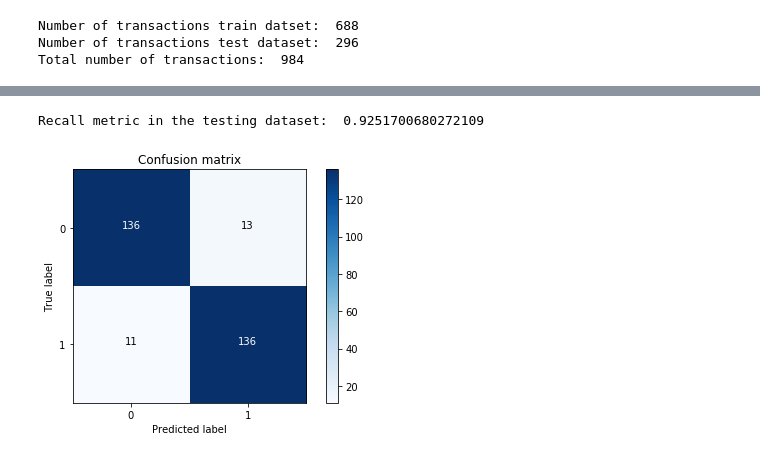
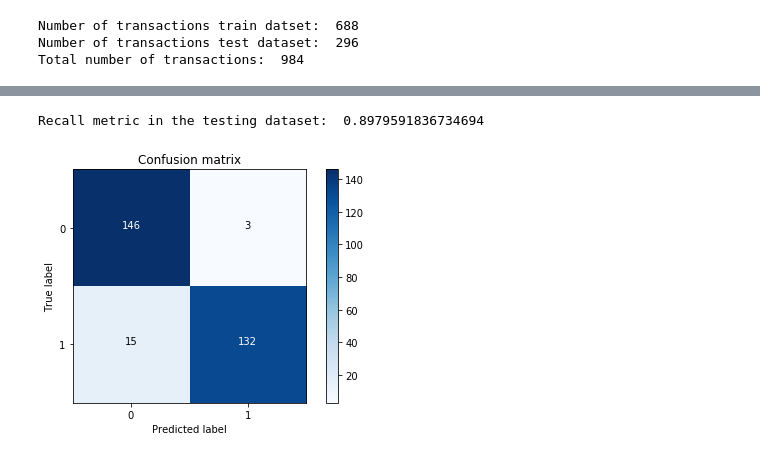
Before and after one commit to Jiachen-Mao/data-competition, a Jupyter notebook: credit-fraud-detector-II.ipynb, the cells around one changed output, grey strips where cells are left out. Saved outputs shown, nothing was run; the diff lists cells and outputs as text; code cells hidden in the pictures.

```diff
--- a/credit-fraud-detector-II.ipynb
+++ b/credit-fraud-detector-II.ipynb
@@ -149,7 +149,7 @@ from sklearn.metrics import confusion_matrix, precision_recall_curve, auc, roc_a
 def print_Kfold_scores(x_train_data, y_train_data):
     fold = KFold(5, shuffle = False)
 
-    c_param_range = [0.01, 0.1, 1, 10, 100]
+    c_param_range = [0.1, 0.2, 0.3, 0.4, 0.5, 0.6, 0.7, 0.8, 0.9]
 
     results_table = pd.DataFrame(index = range(len(c_param_range), 2), columns = ['C_parameter', 'Mean_recall_score'])
     results_table['C_parameter'] = c_param_range
@@ -164,7 +164,7 @@ def print_Kfold_scores(x_train_data, y_train_data):
         recall_accs = []
 
         for iteration, indices in enumerate(fold.split(x_train_data)):
-            lr = LogisticRegression(C = c_param, penalty = 'l1')
+            lr = LogisticRegression(C = c_param, penalty = 'l2')
 
             lr.fit(x_train_data.iloc[indices[0],:], y_train_data.iloc[indices[0],:].values.ravel())
 
@@ -263,21 +286,21 @@ def plot_confusion_matrix(cm, classes, normalize = False, title = 'Confusion mat
     plt.ylabel('True label')
     plt.xlabel('Predicted label')
 # %%
-lr = LogisticRegression(C = best_c, penalty = 'l1')
+lr = LogisticRegression(C = best_c, penalty = 'l2')
 lr.fit(X_train_undersample, y_train_undersample.values.ravel())
 y_pred_undersample = lr.predict(X_test_undersample.values)
 
 # Compute confusion matrix
 cnf_matrix = confusion_matrix(y_test_undersample, y_pred_undersample)
 np.set_printoptions(precision = 2)
 
 print('Recall metric in the testing dataset: ', cnf_matrix[1, 1]/(cnf_matrix[1, 0] + cnf_matrix[1, 1]))
 
 # Plot non-normalized confusion matrix
 class_names = [0, 1]
 plt.figure()
 plot_confusion_matrix(cnf_matrix, classes = class_names, title = 'Confusion matrix')
 plt.show()
 # %% [output]
-Recall metric in the testing dataset:  0.9251700680272109
+Recall metric in the testing dataset:  0.8979591836734694
-[figure, old version]
+[figure, new version]
```
Also changed, not shown: parts of 3 cells of this notebook.
